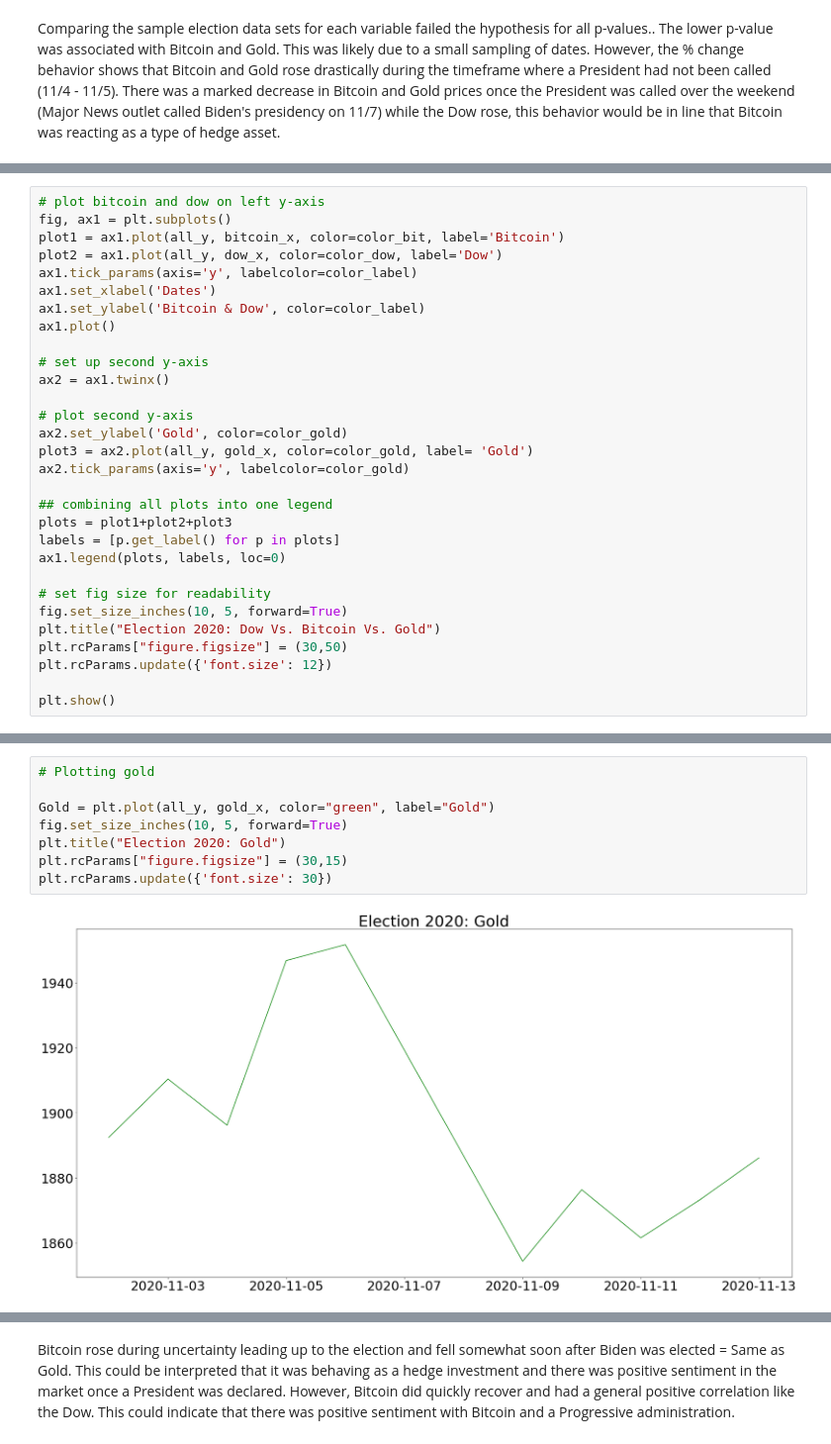
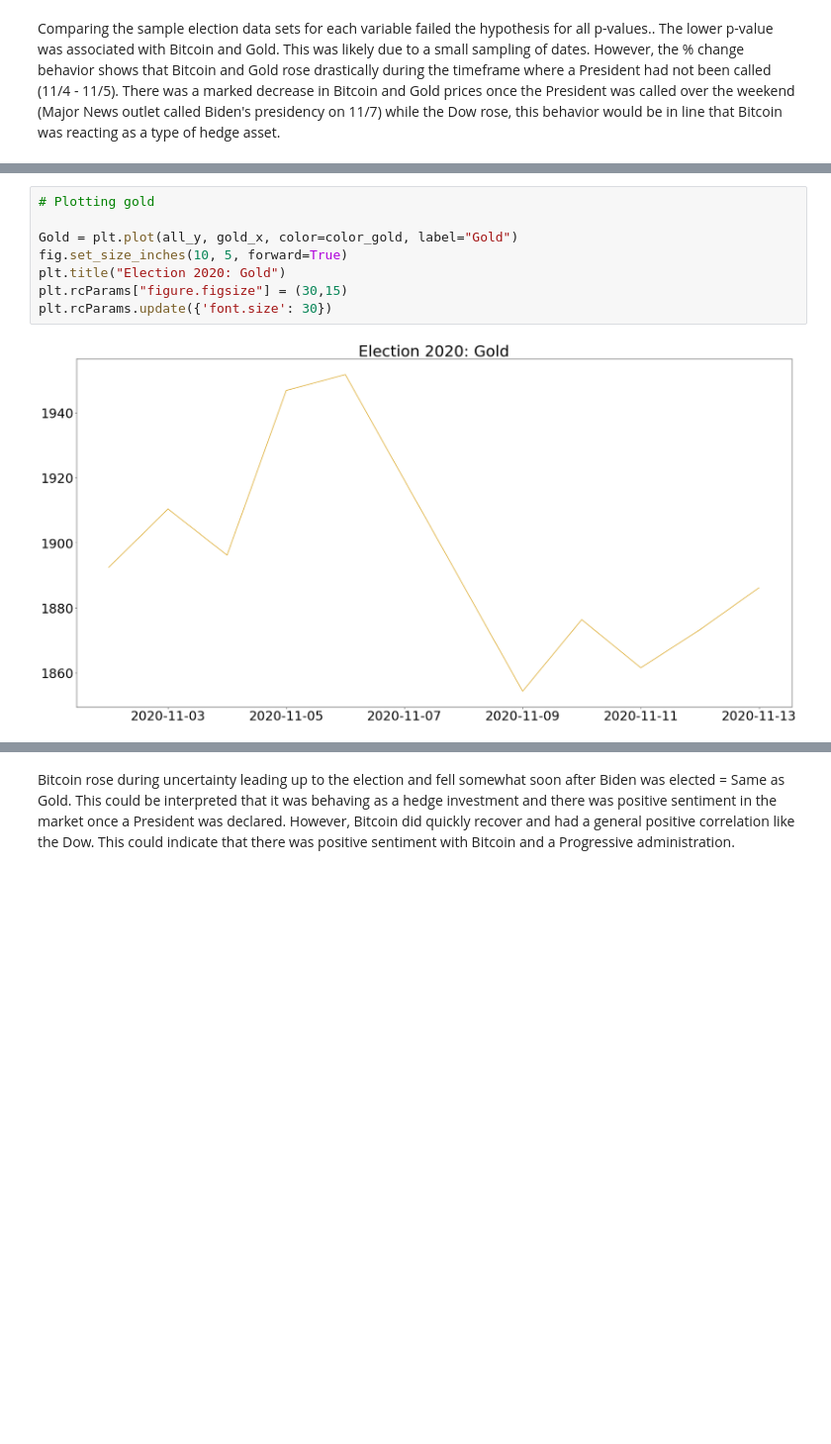
Before and after one commit to darrenr10/Project_1, a Jupyter notebook: project-nb-Ryan.ipynb, the cells around one changed output, grey strips where cells are left out. Shown: that part at 99% size. Cells and saved outputs as stored; diff of their text form; blank space fills up the shorter version.

```diff
--- a/project-nb-Ryan.ipynb
+++ b/project-nb-Ryan.ipynb
@@ -339,30 +340,0 @@ color_label = 'purple'
-# %%
-# plot bitcoin and dow on left y-axis
-fig, ax1 = plt.subplots()
-plot1 = ax1.plot(all_y, bitcoin_x, color=color_bit, label='Bitcoin')
-plot2 = ax1.plot(all_y, dow_x, color=color_dow, label='Dow')
-ax1.tick_params(axis='y', labelcolor=color_label)
-ax1.set_xlabel('Dates')
-ax1.set_ylabel('Bitcoin & Dow', color=color_label)
-ax1.plot()
-
-# set up second y-axis
-ax2 = ax1.twinx()
-
-# plot second y-axis
-ax2.set_ylabel('Gold', color=color_gold)
-plot3 = ax2.plot(all_y, gold_x, color=color_gold, label= 'Gold')
-ax2.tick_params(axis='y', labelcolor=color_gold)
-
-## combining all plots into one legend
-plots = plot1+plot2+plot3
-labels = [p.get_label() for p in plots]
-ax1.legend(plots, labels, loc=0)
-
-# set fig size for readability
-fig.set_size_inches(10, 5, forward=True)
-plt.title("Election 2020: Dow Vs. Bitcoin Vs. Gold")
-plt.rcParams["figure.figsize"] = (30,50)
-plt.rcParams.update({'font.size': 12})
-
-plt.show()
@@ -371,11 +341,11 @@ plt.show()
 # %%
 # Plotting gold
 
-Gold = plt.plot(all_y, gold_x, color="green", label="Gold")
+Gold = plt.plot(all_y, gold_x, color=color_gold, label="Gold")
 fig.set_size_inches(10, 5, forward=True)
 plt.title("Election 2020: Gold")
 plt.rcParams["figure.figsize"] = (30,15)
 plt.rcParams.update({'font.size': 30})
 # %% [output]
-[figure, old version]
+[figure, new version]
 # %%
```
Also changed, not shown: parts of 5 cells of this notebook.
